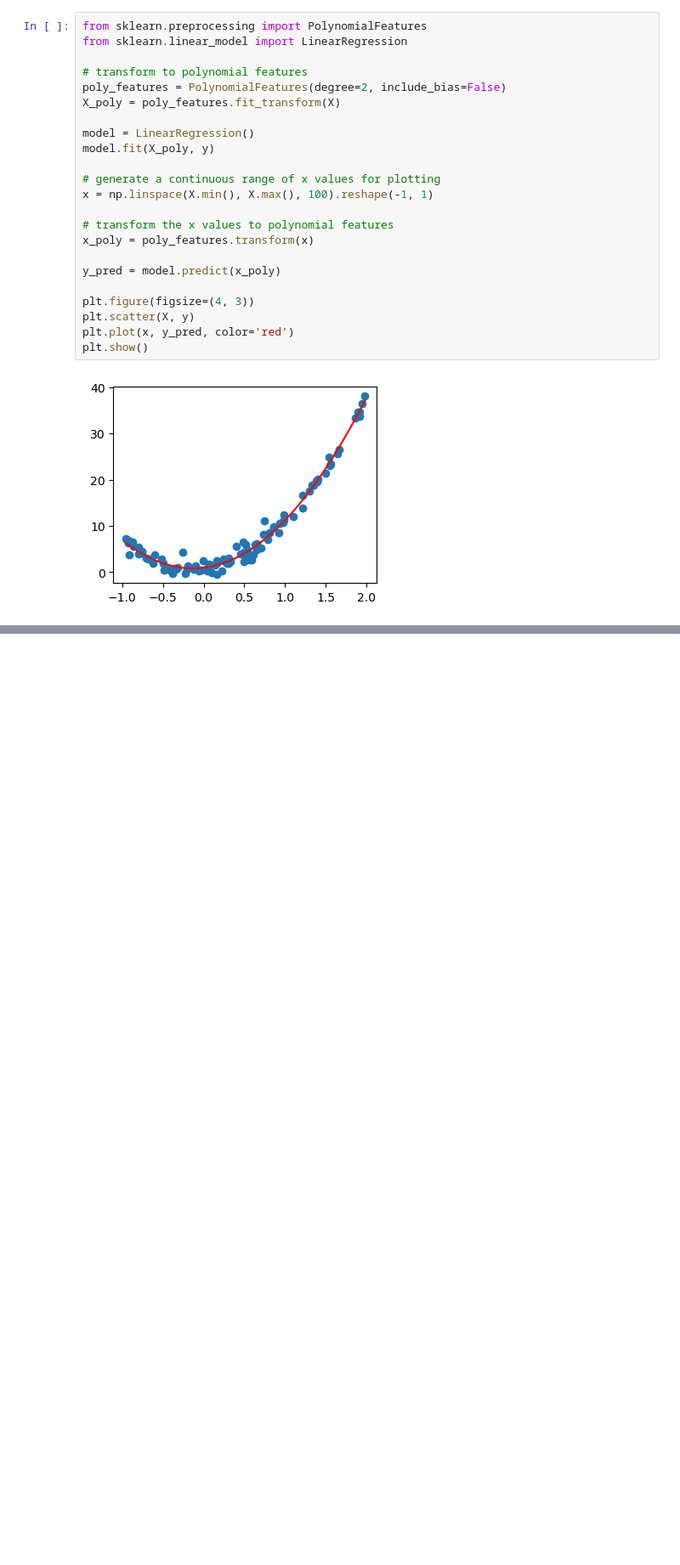
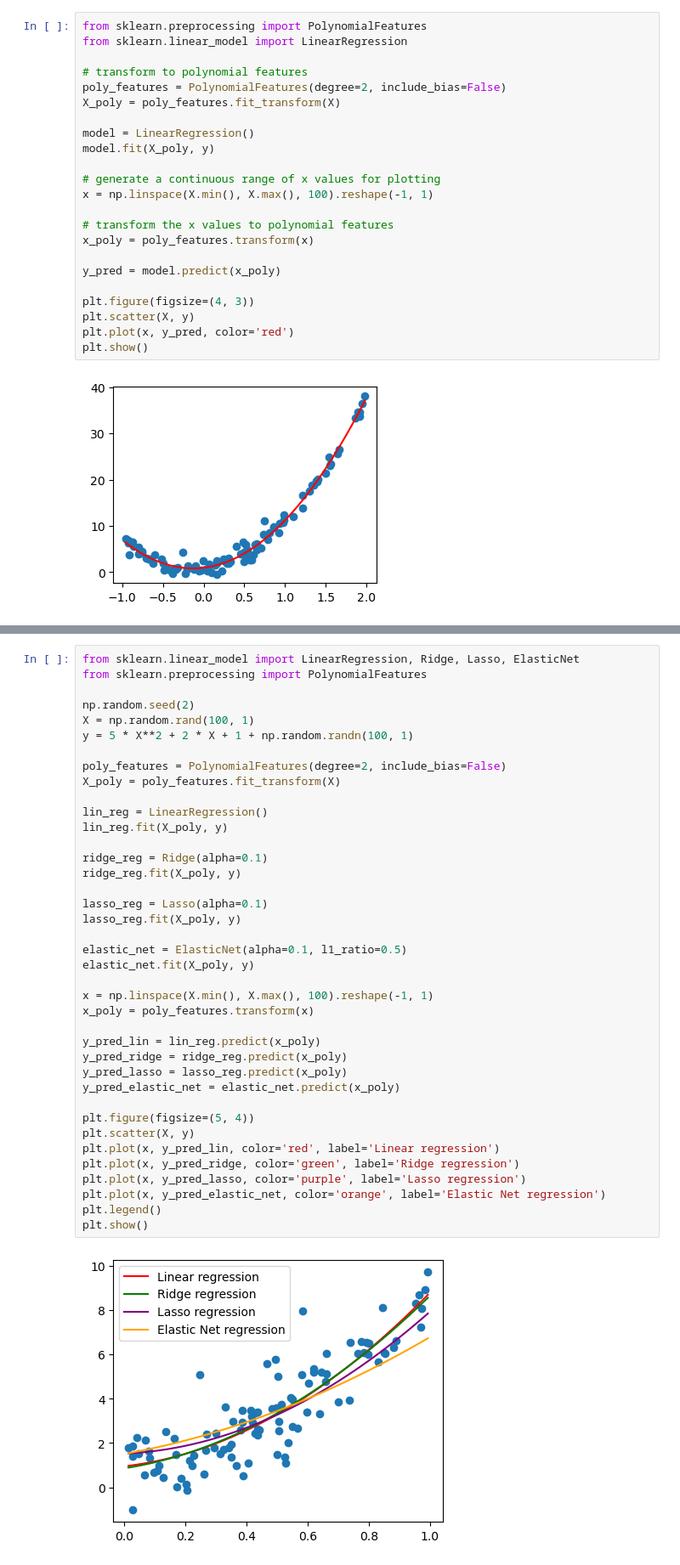
Before and after one commit to hc-sun/python-data-science, a Jupyter notebook: machine_learning.ipynb, the cells around one changed output, grey strips where cells are left out. Shown at 85% size. Cells and saved outputs as stored; diff of their text form; blank space fills up the shorter version.

```diff
--- a/machine_learning.ipynb
+++ b/machine_learning.ipynb
@@ -125,0 +144,41 @@ plt.show()
+# %%
+from sklearn.linear_model import LinearRegression, Ridge, Lasso, ElasticNet
+from sklearn.preprocessing import PolynomialFeatures
+
+np.random.seed(2)
+X = np.random.rand(100, 1)
+y = 5 * X**2 + 2 * X + 1 + np.random.randn(100, 1)
+
+poly_features = PolynomialFeatures(degree=2, include_bias=False)
+X_poly = poly_features.fit_transform(X)
+
+lin_reg = LinearRegression()
+lin_reg.fit(X_poly, y)
+
+ridge_reg = Ridge(alpha=0.1)
+ridge_reg.fit(X_poly, y)
+
+lasso_reg = Lasso(alpha=0.1)
+lasso_reg.fit(X_poly, y)
+
+elastic_net = ElasticNet(alpha=0.1, l1_ratio=0.5)
+elastic_net.fit(X_poly, y)
+
+x = np.linspace(X.min(), X.max(), 100).reshape(-1, 1)
+x_poly = poly_features.transform(x)
+
+y_pred_lin = lin_reg.predict(x_poly)
+y_pred_ridge = ridge_reg.predict(x_poly)
+y_pred_lasso = lasso_reg.predict(x_poly)
+y_pred_elastic_net = elastic_net.predict(x_poly)
+
+plt.figure(figsize=(5, 4))
+plt.scatter(X, y)
+plt.plot(x, y_pred_lin, color='red', label='Linear regression')
+plt.plot(x, y_pred_ridge, color='green', label='Ridge regression')
+plt.plot(x, y_pred_lasso, color='purple', label='Lasso regression')
+plt.plot(x, y_pred_elastic_net, color='orange', label='Elastic Net regression')
+plt.legend()
+plt.show()
+# %% [output]
+[figure, added]
```
Also changed, not shown: parts of 1 cell of this notebook.
